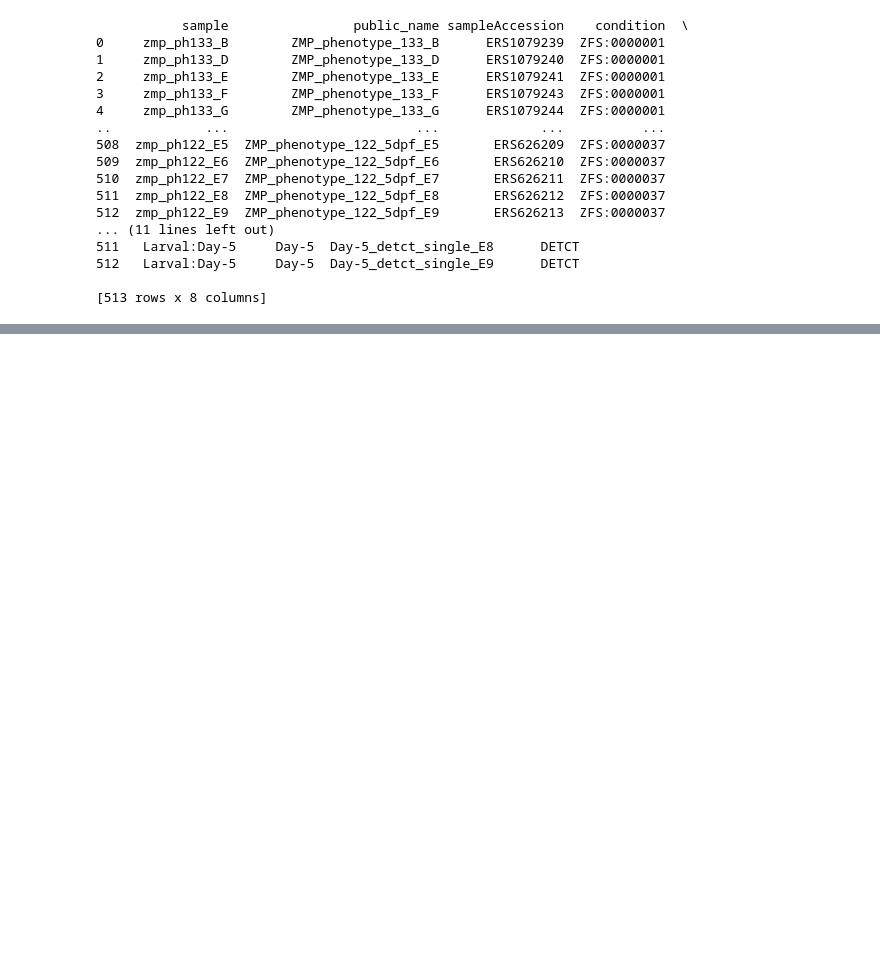
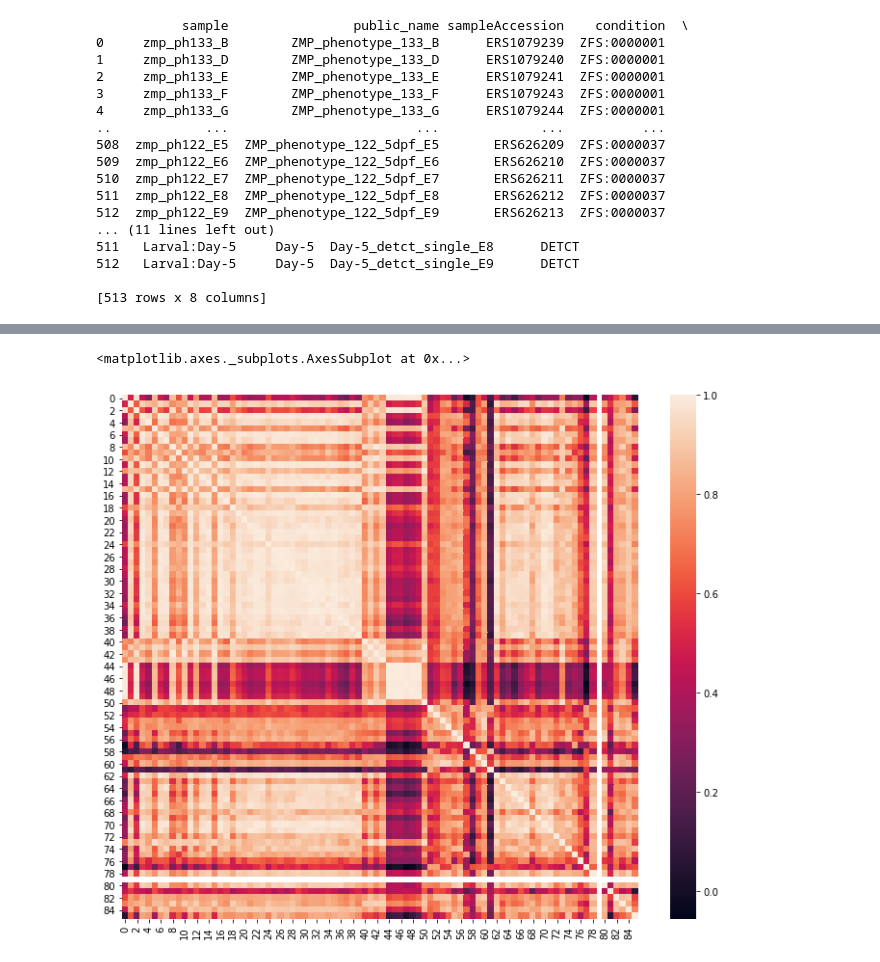
Before and after one commit to jonathan-wells/finz-znf, a Jupyter notebook: analysis/expression.ipynb, the cells around one changed output, grey strips where cells are left out. Saved outputs shown, nothing was run; the diff lists cells and outputs as text; code cells hidden in the pictures; blank space fills up the shorter version.

```diff
--- a/analysis/expression.ipynb
+++ b/analysis/expression.ipynb
@@ -233,0 +254,16 @@ KeyError: 6
+# %%
+coexpression = []
+for gene1 in sorted(rev_clades.keys(), key=lambda x: int(rev_clades[x])):
+    row = []
+    for gene2 in sorted(rev_clades.keys(), key=lambda x: int(rev_clades[x])):
+        cor = stats.pearsonr(clades_df.loc[clades_df.gene == gene1, 'tpm'],
+                                 clades_df.loc[clades_df.gene == gene2, 'tpm'])
+        row.append(cor[0])
+    coexpression.append(row)
+coexpression = np.array(coexpression)
+# %%
+fig, ax = plt.subplots(figsize=(12,10))
+sns.heatmap(coexpression)
+# %% [output]
+<matplotlib.axes._subplots.AxesSubplot at 0x...>
+[figure, added]
```
Also changed, not shown: parts of 11 cells of this notebook, 2 other files.
